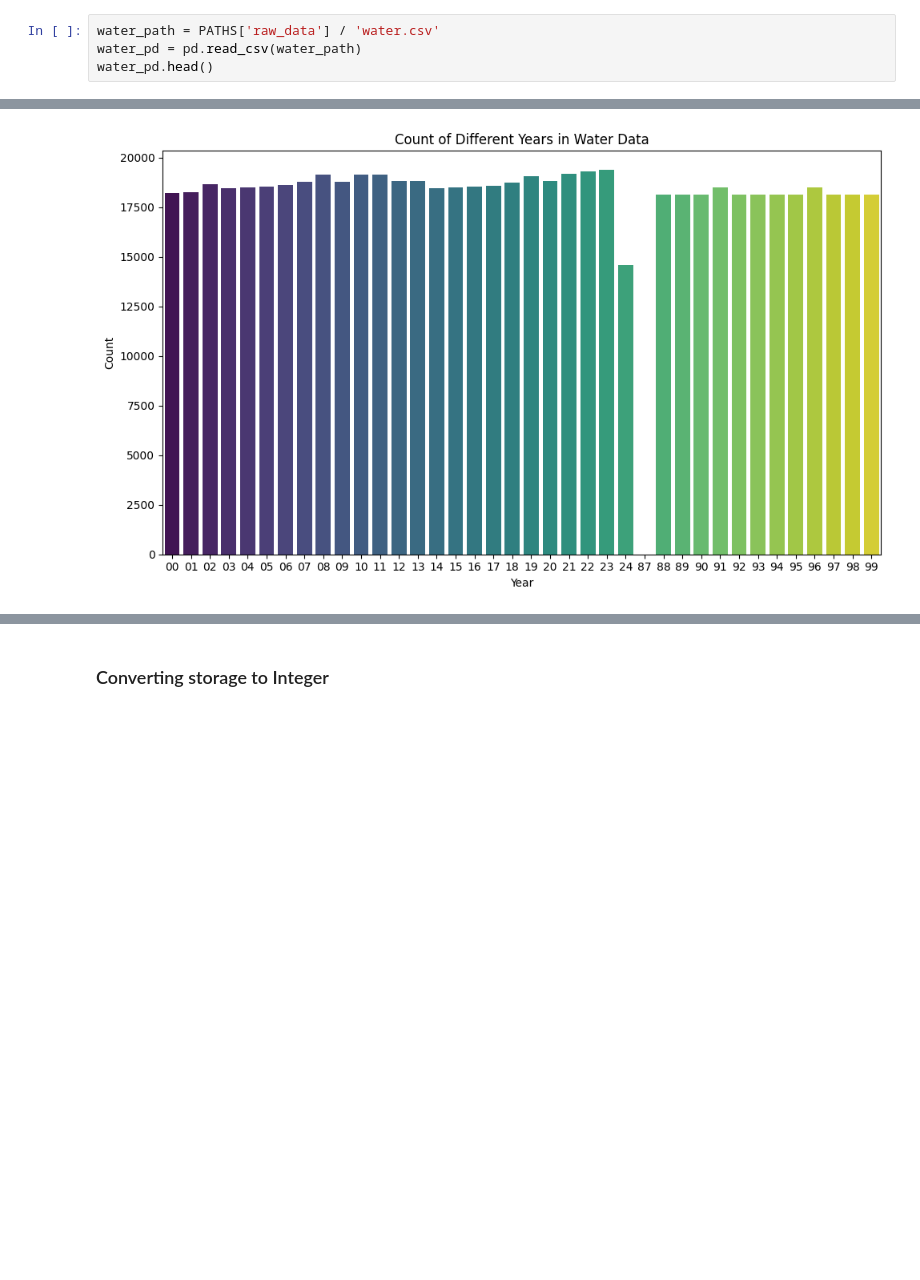
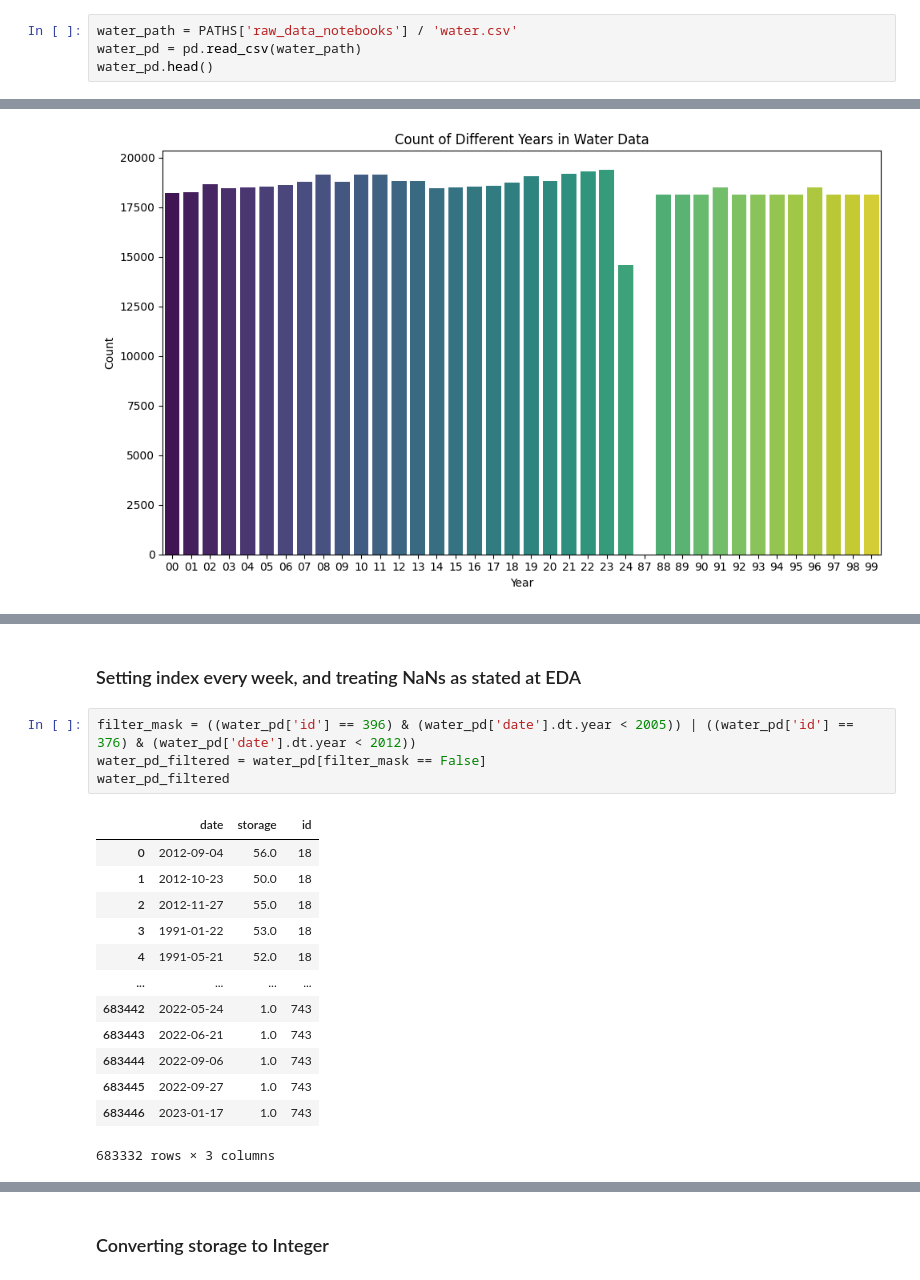
Before and after one commit to ivanver02/reservoir-data-platform, a Jupyter notebook: notebooks/data_cleaning/water.ipynb, the cells around one changed output, grey strips where cells are left out. Drawn from its saved outputs; the diff is of its cells as text; blank space fills up the shorter version.

```diff
--- a/notebooks/data_cleaning/water.ipynb
+++ b/notebooks/data_cleaning/water.ipynb
@@ -10,7 +11,7 @@ import sys
 sys.path.append(str(Path.cwd().parent.parent))
 from backend.config.settings import PATHS
 # %%
-water_path = PATHS['raw_data'] / 'water.csv'
+water_path = PATHS['raw_data_notebooks'] / 'water.csv'
 water_pd = pd.read_csv(water_path)
 water_pd.head()
 # %% [output]
@@ -144,0 +155,20 @@ Length: 683445, dtype: object
+# %% [markdown]
+### Setting index every week, and treating NaNs as stated at EDA
+# %%
+filter_mask = ((water_pd['id'] == 396) & (water_pd['date'].dt.year < 2005)) | ((water_pd['id'] == 376) & (water_pd['date'].dt.year < 2012))
+water_pd_filtered = water_pd[filter_mask == False]
+water_pd_filtered
+# %% [output]
+|  | date | storage | id |
+| 0 | 2012-09-04 | 56.0 | 18 |
+| 1 | 2012-10-23 | 50.0 | 18 |
+| 2 | 2012-11-27 | 55.0 | 18 |
+| 3 | 1991-01-22 | 53.0 | 18 |
+| 4 | 1991-05-21 | 52.0 | 18 |
+| ... | ... | ... | ... |
+| 683442 | 2022-05-24 | 1.0 | 743 |
+| 683443 | 2022-06-21 | 1.0 | 743 |
+| 683444 | 2022-09-06 | 1.0 | 743 |
+| 683445 | 2022-09-27 | 1.0 | 743 |
+| 683446 | 2023-01-17 | 1.0 | 743 |
+683332 rows × 3 columns
```
Also changed, not shown: parts of 24 cells of this notebook, 59 other files.
